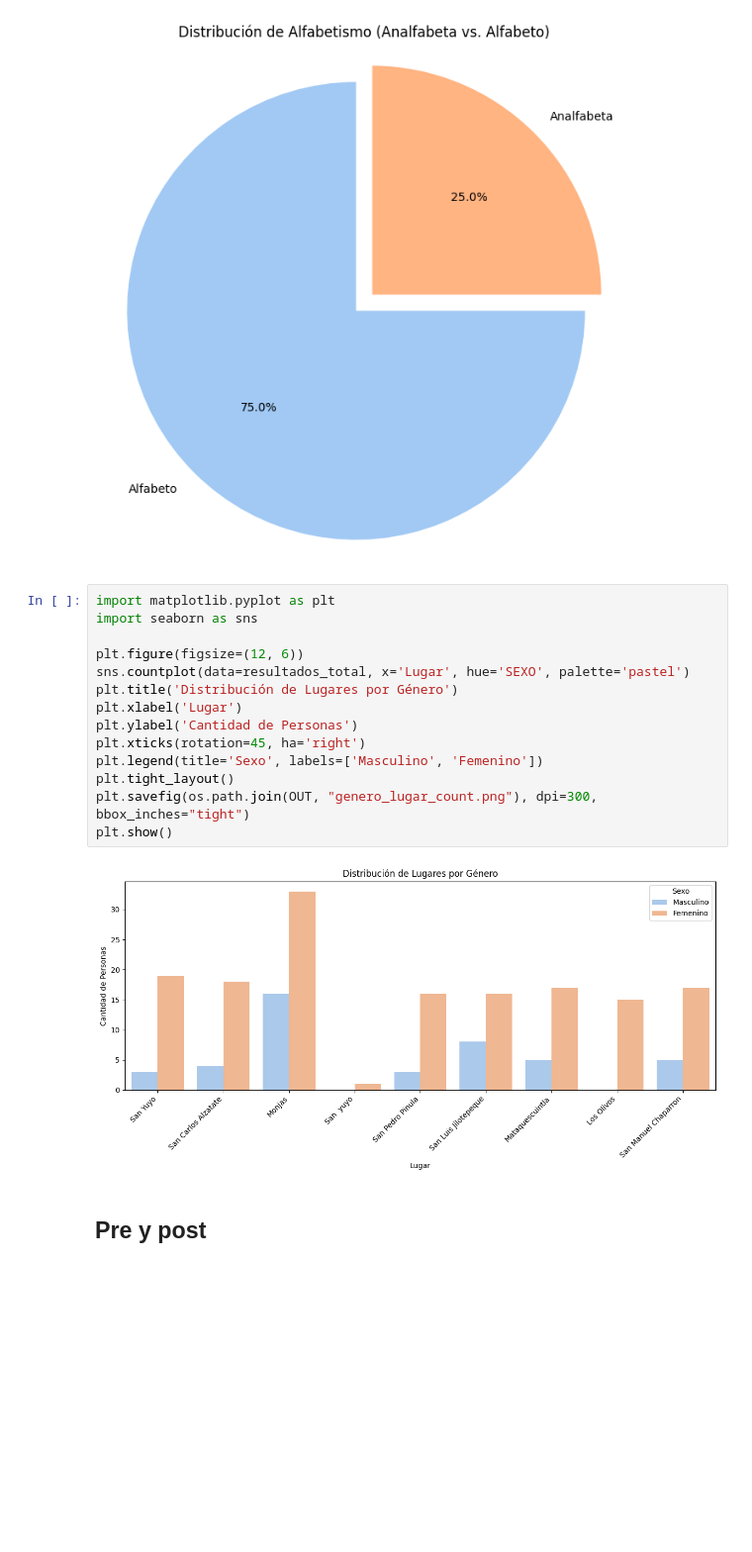
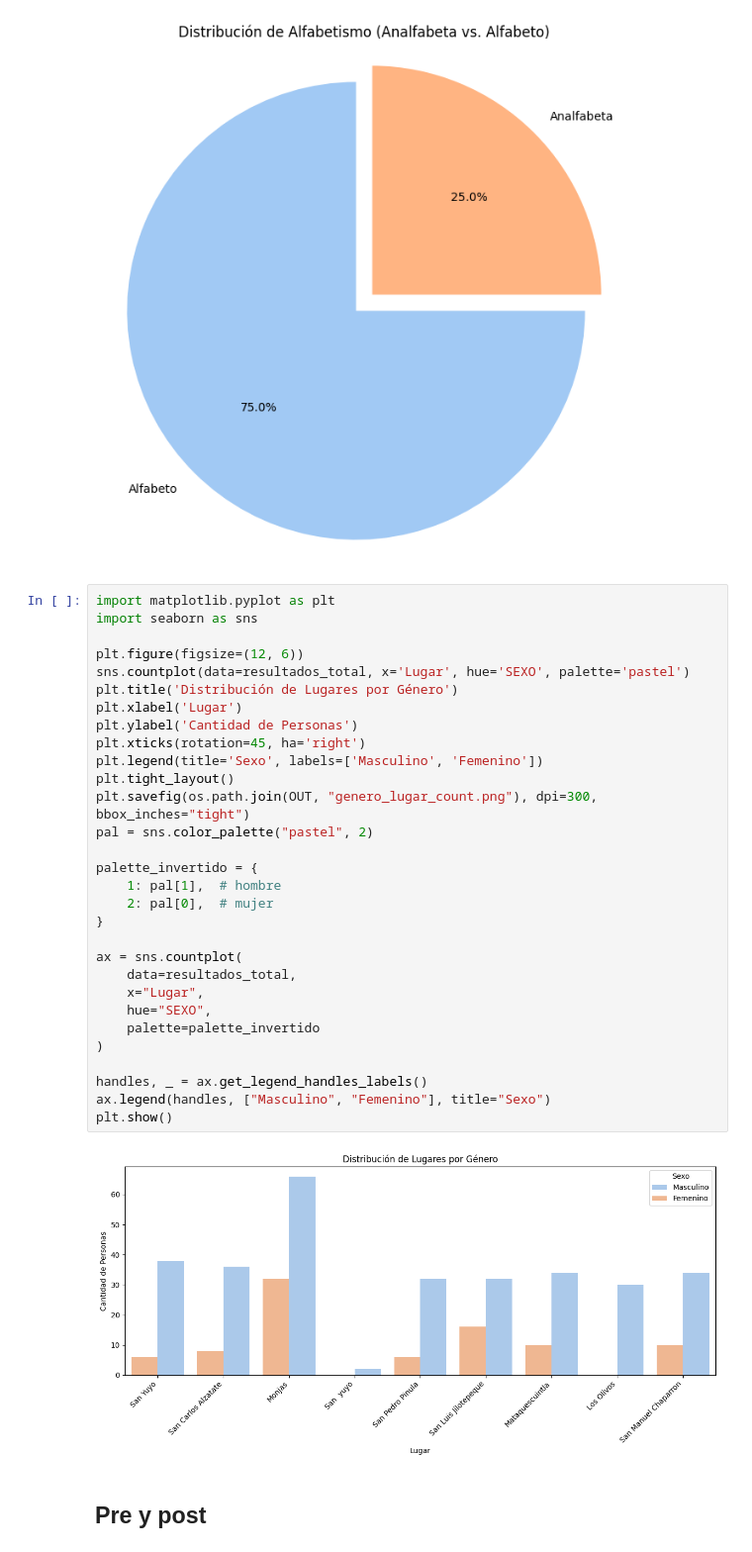
Before and after one commit to rodrigohernandezm/EDA_Tesis, a Jupyter notebook: EDA.ipynb, the cells around one changed output. Shown at 99% size. Cells and saved outputs as stored; diff of their text form; blank space fills up the shorter version.

```diff
--- a/EDA.ipynb
+++ b/EDA.ipynb
@@ -151,19 +164,35 @@ plt.show()
 # %%
 import matplotlib.pyplot as plt
 import seaborn as sns
 
 plt.figure(figsize=(12, 6))
 sns.countplot(data=resultados_total, x='Lugar', hue='SEXO', palette='pastel')
 plt.title('Distribución de Lugares por Género')
 plt.xlabel('Lugar')
 plt.ylabel('Cantidad de Personas')
 plt.xticks(rotation=45, ha='right')
 plt.legend(title='Sexo', labels=['Masculino', 'Femenino'])
 plt.tight_layout()
 plt.savefig(os.path.join(OUT, "genero_lugar_count.png"), dpi=300, bbox_inches="tight")
+pal = sns.color_palette("pastel", 2)
+
+palette_invertido = {
+    1: pal[1],  # hombre
+    2: pal[0],  # mujer
+}
+
+ax = sns.countplot(
+    data=resultados_total,
+    x="Lugar",
+    hue="SEXO",
+    palette=palette_invertido
+)
+
+handles, _ = ax.get_legend_handles_labels()
+ax.legend(handles, ["Masculino", "Femenino"], title="Sexo")
 plt.show()
 # %% [output]
-[figure, old version]
+[figure, new version]
 # %% [markdown]
 ## Pre y post
 # %%
```
Also changed, not shown: parts of 6 cells of this notebook.
